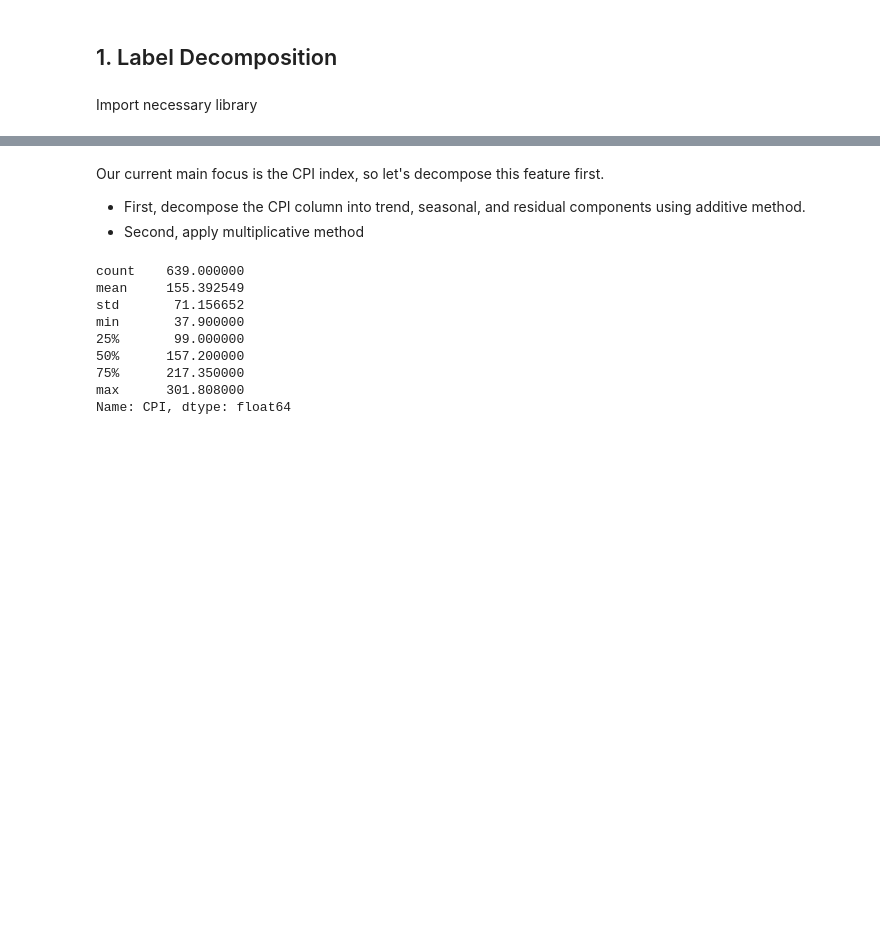
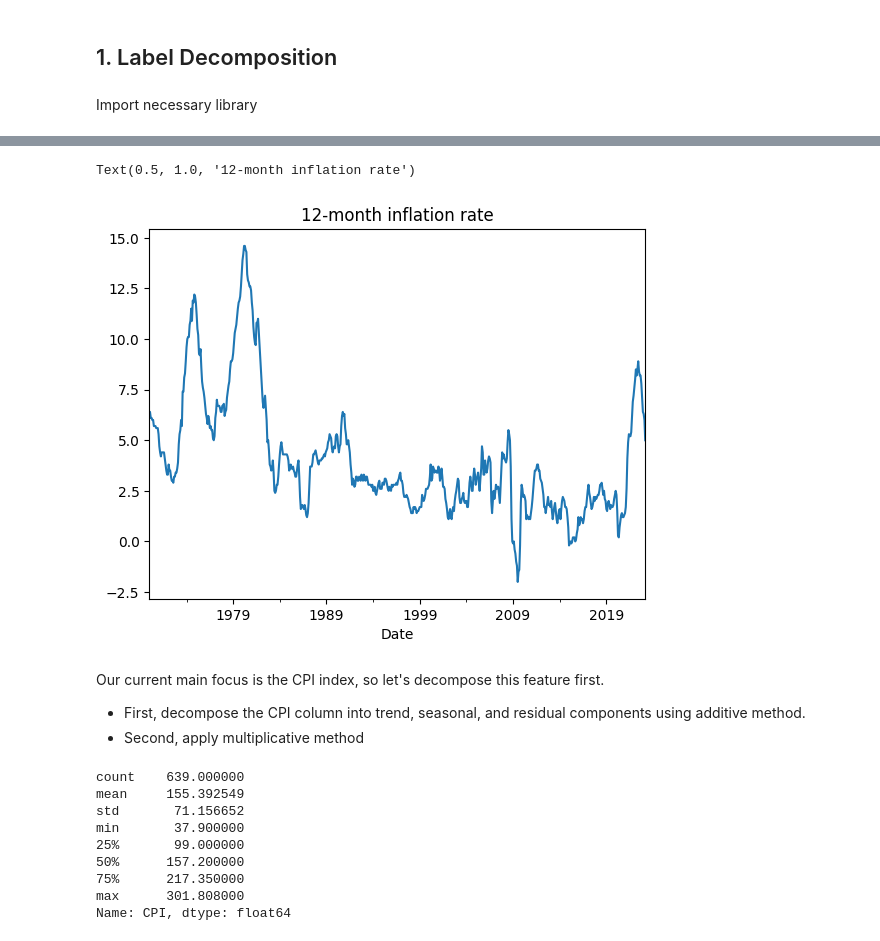
Before and after one commit to namtran6701/Inflation_Prediction, a Jupyter notebook: project_3.ipynb, the cells around one changed output, grey strips where cells are left out. Cells and saved outputs as stored; diff of their text form; code cells hidden in the pictures; blank space fills up the shorter version.

```diff
--- a/project_3.ipynb
+++ b/project_3.ipynb
@@ -19,3 +31,9 @@ df.index.name = 'Date'
+# %%
+df['12-Month % Change'].plot()
+plt.title('12-month inflation rate')
+# %% [output]
+Text(0.5, 1.0, '12-month inflation rate')
+[figure, added]
 # %% [markdown]
 Our current main focus is the CPI index, so let's decompose this feature first.
 - First, decompose the CPI column into trend, seasonal, and residual components using additive method.
```
Also changed, not shown: parts of 13 cells of this notebook.
